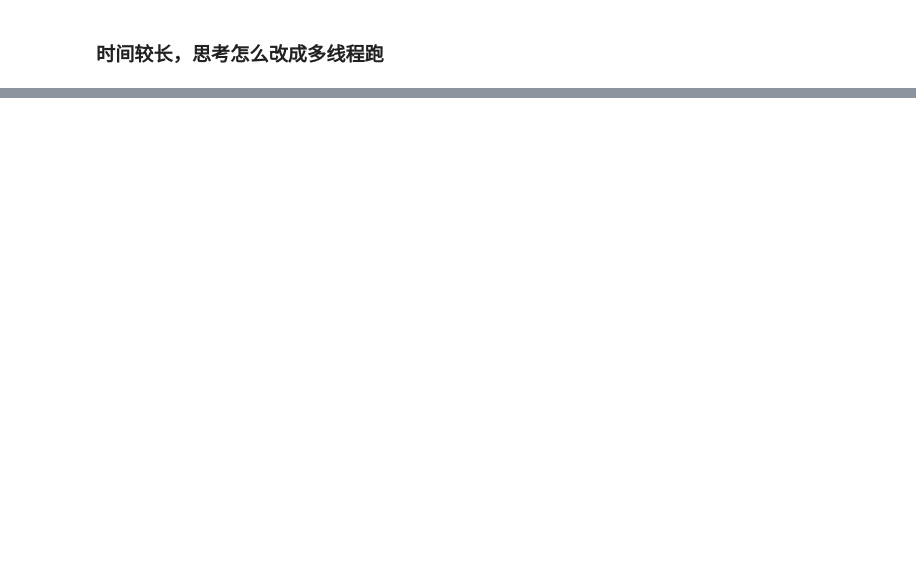
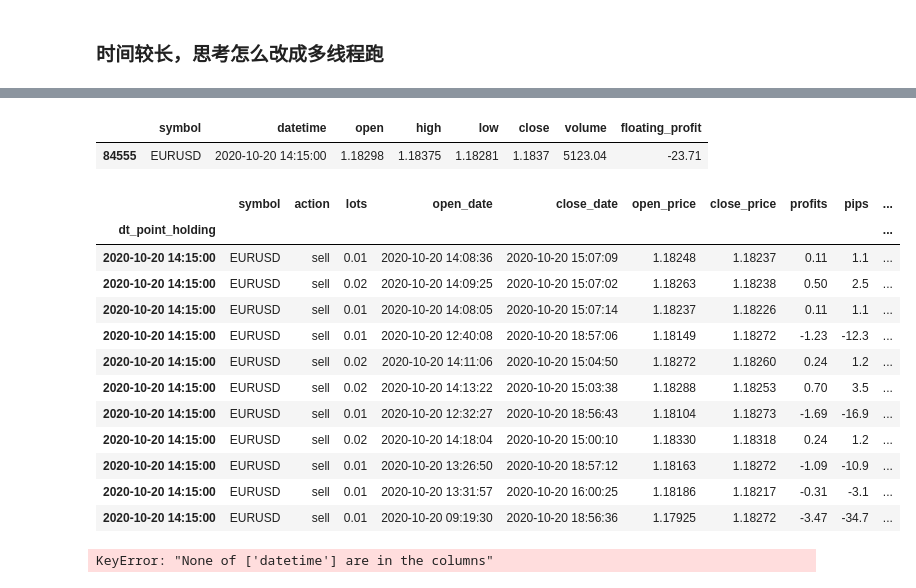
Before and after one commit to deep-forex-trading-group/Rule-based-forex-trading-system, a Jupyter notebook: Analysis/analysis_fmrecord_with_bar_data.ipynb, the cells around one changed output, grey strips where cells are left out. Drawn from its saved outputs; the diff is of its cells as text; code cells hidden in the pictures; blank space fills up the shorter version.

```diff
--- a/Analysis/analysis_fmrecord_with_bar_data.ipynb
+++ b/Analysis/analysis_fmrecord_with_bar_data.ipynb
@@ -89,0 +117,26 @@ Length: 54784, dtype: object
+# %%
+duka_5m_df[duka_5m_df["datetime"]=="2020-10-20 14:15:00"]
+# %% [output]
+|  | symbol | datetime | open | high | low | close | volume | floating_profit |
+| 84555 | EURUSD | 2020-10-20 14:15:00 | 1.18298 | 1.18375 | 1.18281 | 1.1837 | 5123.04 | -23.71 |
+# %%
+yht_rc_df[yht_rc_df.index=="2020-10-20 14:15:00"]
+# %% [output]
+|  | symbol | action | lots | open_date | close_date | open_price | close_price | profits | pips | ... |
+| dt_point_holding |  |  |  |  |  |  |  |  |  | ... |
+| 2020-10-20 14:15:00 | EURUSD | sell | 0.01 | 2020-10-20 14:08:36 | 2020-10-20 15:07:09 | 1.18248 | 1.18237 | 0.11 | 1.1 | ... |
+| 2020-10-20 14:15:00 | EURUSD | sell | 0.02 | 2020-10-20 14:09:25 | 2020-10-20 15:07:02 | 1.18263 | 1.18238 | 0.50 | 2.5 | ... |
+| 2020-10-20 14:15:00 | EURUSD | sell | 0.01 | 2020-10-20 14:08:05 | 2020-10-20 15:07:14 | 1.18237 | 1.18226 | 0.11 | 1.1 | ... |
+| 2020-10-20 14:15:00 | EURUSD | sell | 0.01 | 2020-10-20 12:40:08 | 2020-10-20 18:57:06 | 1.18149 | 1.18272 | -1.23 | -12.3 | ... |
+| 2020-10-20 14:15:00 | EURUSD | sell | 0.02 | 2020-10-20 14:11:06 | 2020-10-20 15:04:50 | 1.18272 | 1.18260 | 0.24 | 1.2 | ... |
+| 2020-10-20 14:15:00 | EURUSD | sell | 0.02 | 2020-10-20 14:13:22 | 2020-10-20 15:03:38 | 1.18288 | 1.18253 | 0.70 | 3.5 | ... |
+| 2020-10-20 14:15:00 | EURUSD | sell | 0.01 | 2020-10-20 12:32:27 | 2020-10-20 18:56:43 | 1.18104 | 1.18273 | -1.69 | -16.9 | ... |
+| 2020-10-20 14:15:00 | EURUSD | sell | 0.02 | 2020-10-20 14:18:04 | 2020-10-20 15:00:10 | 1.18330 | 1.18318 | 0.24 | 1.2 | ... |
+| 2020-10-20 14:15:00 | EURUSD | sell | 0.01 | 2020-10-20 13:26:50 | 2020-10-20 18:57:12 | 1.18163 | 1.18272 | -1.09 | -10.9 | ... |
+| 2020-10-20 14:15:00 | EURUSD | sell | 0.01 | 2020-10-20 13:31:57 | 2020-10-20 16:00:25 | 1.18186 | 1.18217 | -0.31 | -3.1 | ... |
+| 2020-10-20 14:15:00 | EURUSD | sell | 0.01 | 2020-10-20 09:19:30 | 2020-10-20 18:56:36 | 1.17925 | 1.18272 | -3.47 | -34.7 | ... |
+# %%
+duka_5m_df.set_index("datetime",inplace=True)
+duka_5m_df.reset_index(inplace=True)
+# %% [output]
+KeyError: "None of ['datetime'] are in the columns"
```
Also changed, not shown: parts of 13 cells of this notebook, 2 other files.
